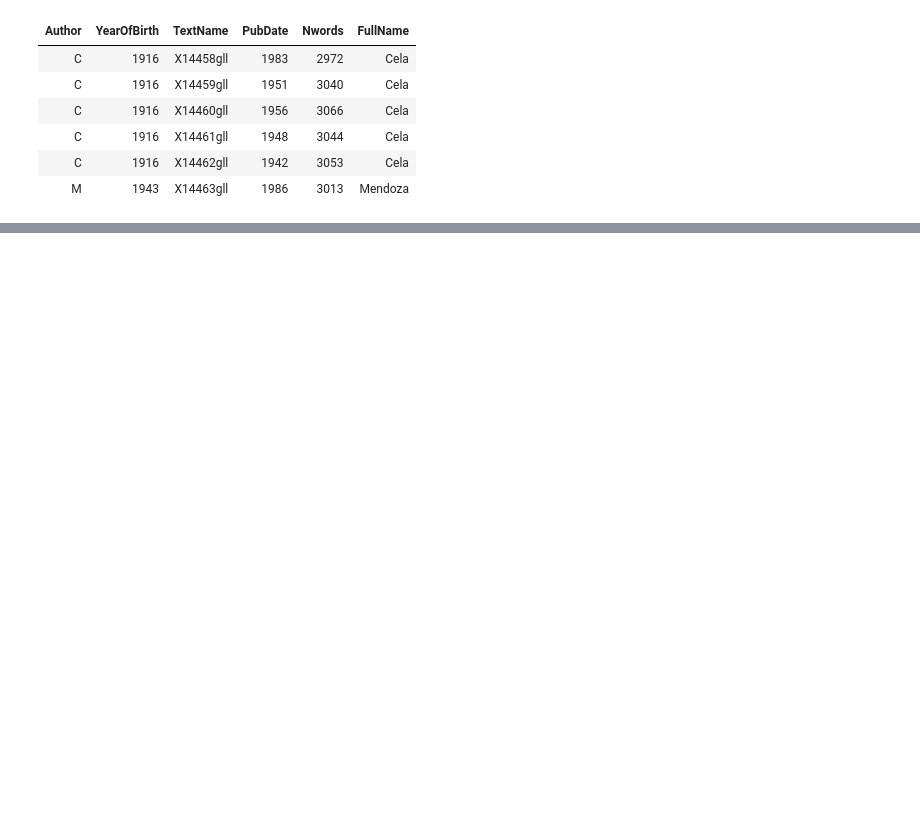
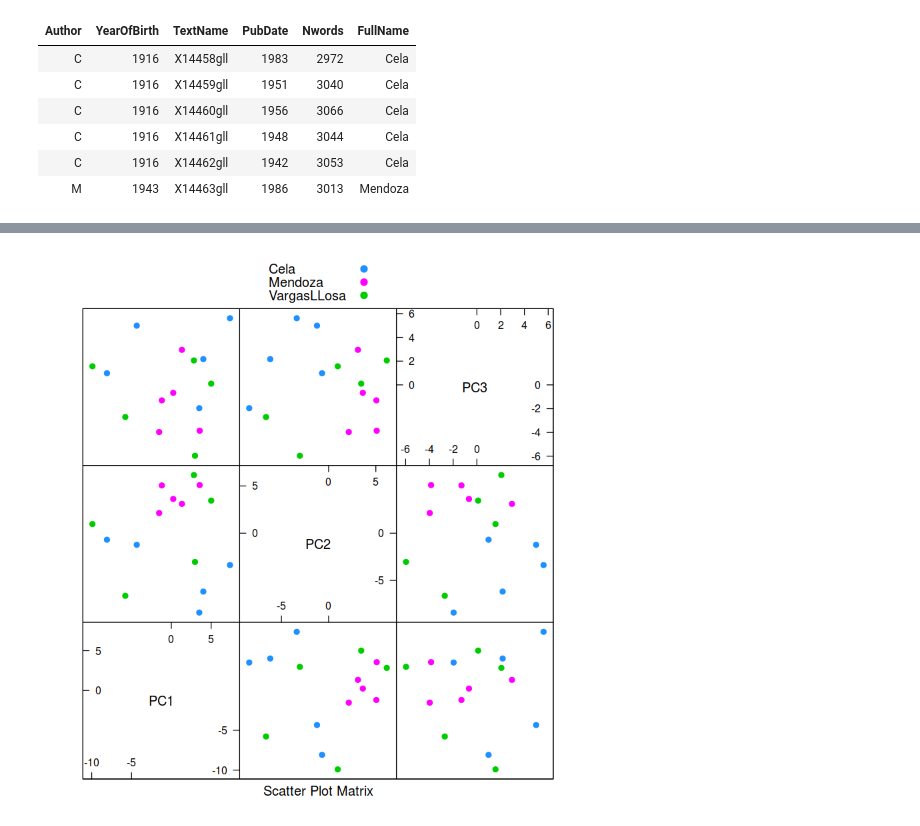
Before and after one commit to gsarti/mlda-course-units, a Jupyter notebook: 12_lda/lda.ipynb, the cells around one changed output, grey strips where cells are left out. Saved outputs shown, nothing was run; the diff lists cells and outputs as text; code cells hidden in the pictures; blank space fills up the shorter version.

```diff
--- a/12_lda/lda.ipynb
+++ b/12_lda/lda.ipynb
@@ -96,0 +132,3 @@ spanishMeta %>% group_by(spanishMeta$Author) %>% summarize()
+# %%
+spanish_t <- t(spanish) %>% as.data.frame()
+spanish_t
@@ -96,0 +174,10 @@ spanishMeta %>% group_by(spanishMeta$Author) %>% summarize()
+# %%
+spanish_pca <- prcomp(spanish_t, scale = T)
+spanish_x <- data.frame(spanish_pca$x)
+# %%
+library(lattice)
+splom(spanish_x[, 1:3], groups = spanishMeta$Author, pch = 19, col = c("dodgerblue", "magenta",
+    "green3"), key = list(text = list(levels(spanishMeta$FullName)), points = list(pch = 19,
+    col = c("dodgerblue", "magenta", "green3"))))
+# %% [output]
+[figure, added]
```
Also changed, not shown: parts of 17 cells of this notebook.
